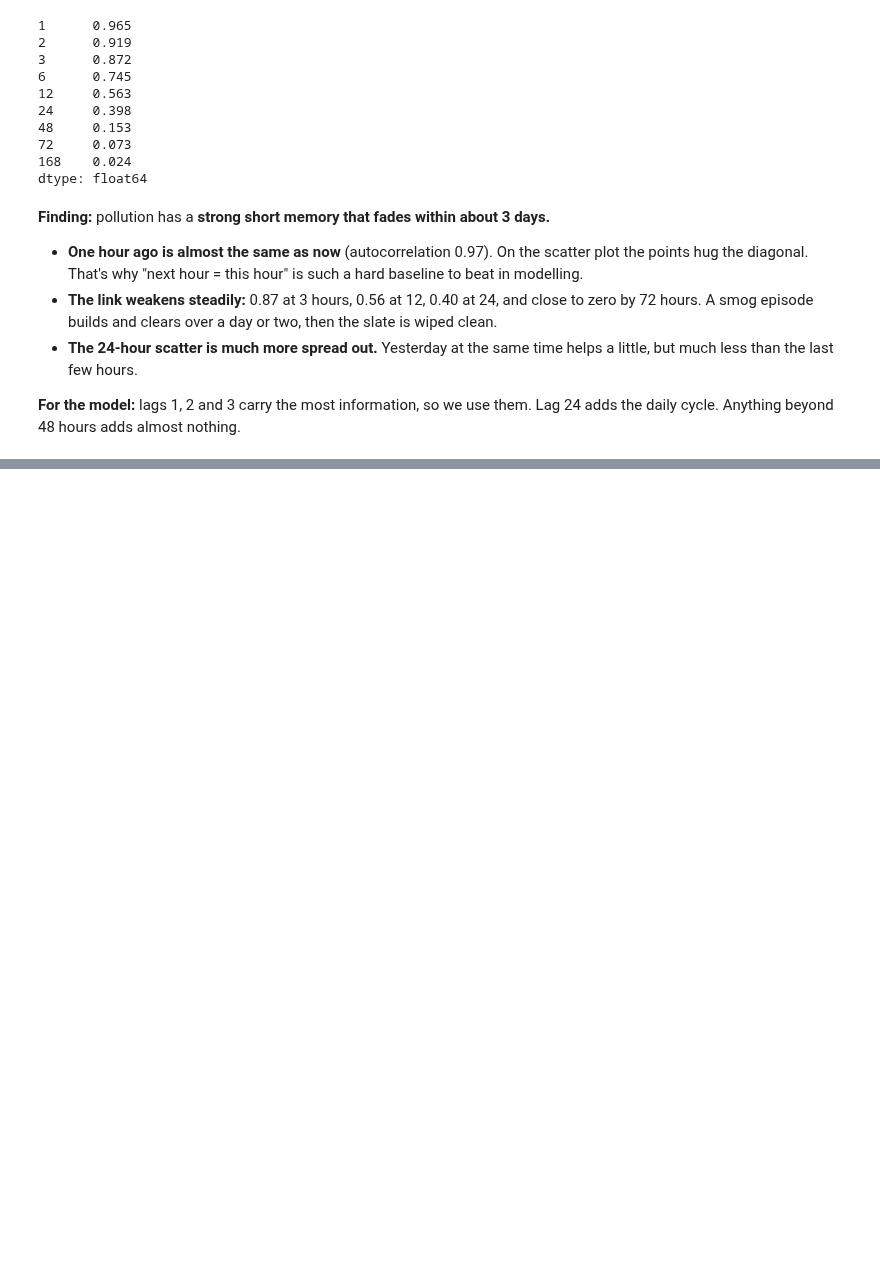
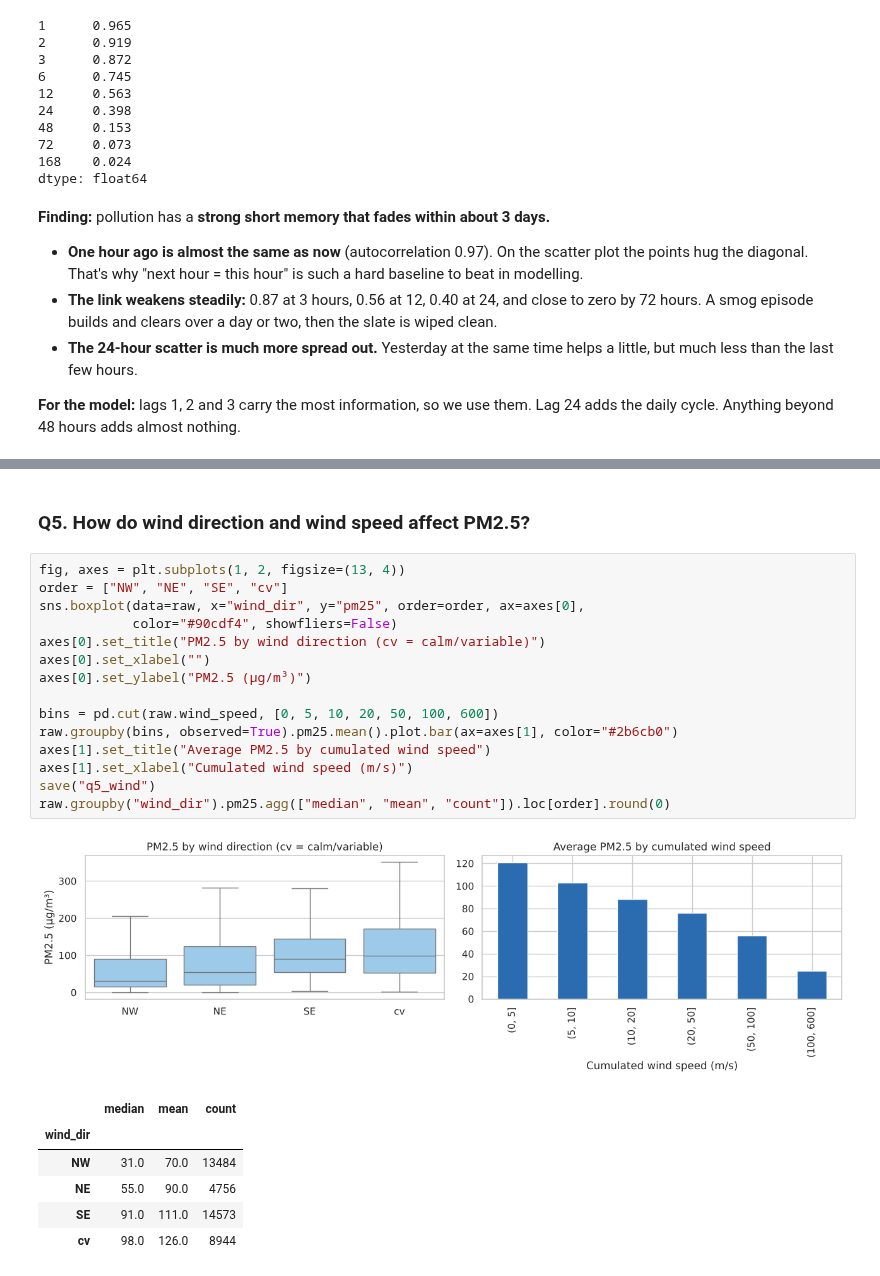
Before and after one commit to teniolaiji/beijing-pm25-forecasting-pipeline, a Jupyter notebook: notebooks/01_eda.ipynb, the cells around one changed output, grey strips where cells are left out. Saved outputs shown, nothing was run; the diff lists cells and outputs as text; blank space fills up the shorter version.

```diff
--- a/notebooks/01_eda.ipynb
+++ b/notebooks/01_eda.ipynb
@@ -346,0 +401,25 @@ dtype: float64
+# %% [markdown]
+### Q5. How do wind direction and wind speed affect PM2.5?
+# %%
+fig, axes = plt.subplots(1, 2, figsize=(13, 4))
+order = ["NW", "NE", "SE", "cv"]
+sns.boxplot(data=raw, x="wind_dir", y="pm25", order=order, ax=axes[0],
+            color="#90cdf4", showfliers=False)
+axes[0].set_title("PM2.5 by wind direction (cv = calm/variable)")
+axes[0].set_xlabel("")
+axes[0].set_ylabel("PM2.5 (µg/m³)")
+
+bins = pd.cut(raw.wind_speed, [0, 5, 10, 20, 50, 100, 600])
+raw.groupby(bins, observed=True).pm25.mean().plot.bar(ax=axes[1], color="#2b6cb0")
+axes[1].set_title("Average PM2.5 by cumulated wind speed")
+axes[1].set_xlabel("Cumulated wind speed (m/s)")
+save("q5_wind")
+raw.groupby("wind_dir").pm25.agg(["median", "mean", "count"]).loc[order].round(0)
+# %% [output]
+[figure, added]
+|  | median | mean | count |
+| wind_dir |  |  |  |
+| NW | 31.0 | 70.0 | 13484 |
+| NE | 55.0 | 90.0 | 4756 |
+| SE | 91.0 | 111.0 | 14573 |
+| cv | 98.0 | 126.0 | 8944 |
```
Also changed, not shown: parts of 9 cells of this notebook, 3 other files.
